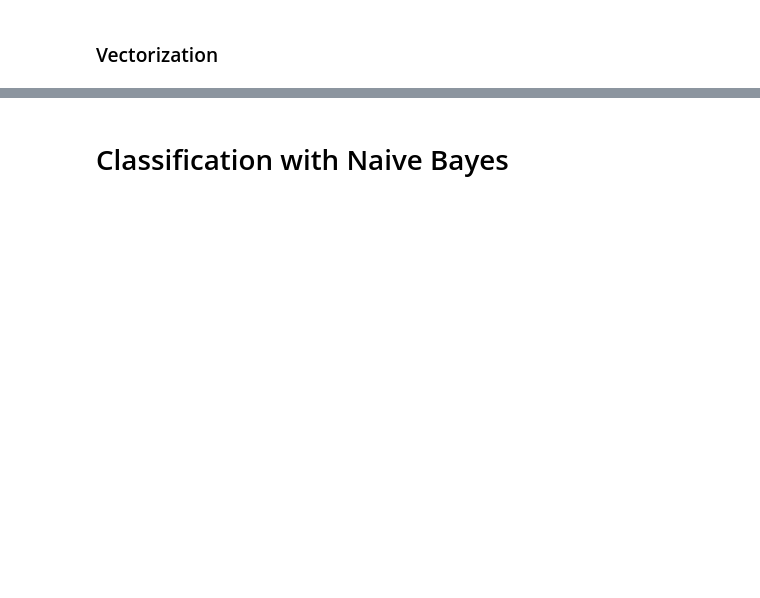
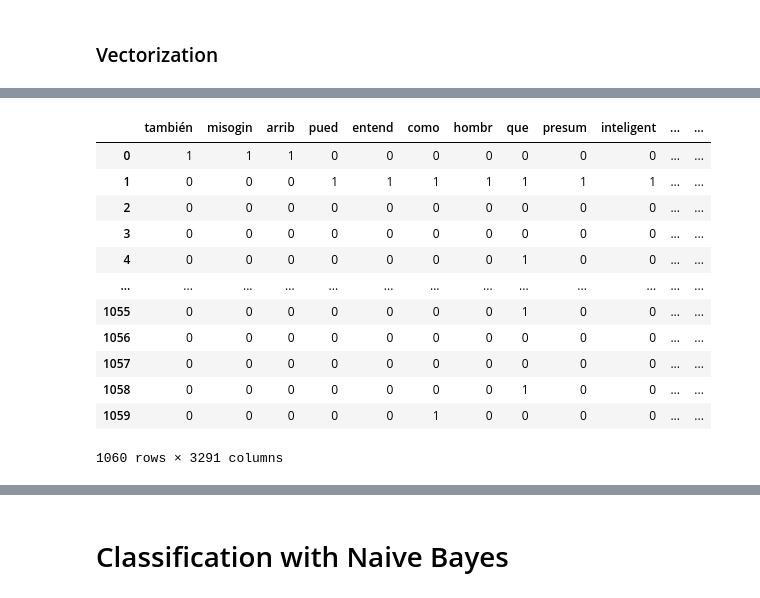
Before and after one commit to cecilia-acosta/Machine-Learning-Final-Project, a Jupyter notebook: Machine Learning Model_Tweets.ipynb, the cells around one changed output, grey strips where cells are left out. Saved outputs shown, nothing was run; the diff lists cells and outputs as text; code cells hidden in the pictures; blank space fills up the shorter version.

```diff
--- a/Machine Learning Model_Tweets.ipynb
+++ b/Machine Learning Model_Tweets.ipynb
@@ -351,0 +853,17 @@ amlo_tweets_final.to_csv('amlo_tweets.csv')
+# %%
+X_predict = amlo_tweets5.drop(['Date','stemmed_tweet','bigrams','trigrams'], axis=1)
+X_predict
+# %% [output]
+|  | también | misogin | arrib | pued | entend | como | hombr | que | presum | inteligent | ... | ... |
+| 0 | 1 | 1 | 1 | 0 | 0 | 0 | 0 | 0 | 0 | 0 | ... | ... |
+| 1 | 0 | 0 | 0 | 1 | 1 | 1 | 1 | 1 | 1 | 1 | ... | ... |
+| 2 | 0 | 0 | 0 | 0 | 0 | 0 | 0 | 0 | 0 | 0 | ... | ... |
+| 3 | 0 | 0 | 0 | 0 | 0 | 0 | 0 | 0 | 0 | 0 | ... | ... |
+| 4 | 0 | 0 | 0 | 0 | 0 | 0 | 0 | 1 | 0 | 0 | ... | ... |
+| ... | ... | ... | ... | ... | ... | ... | ... | ... | ... | ... | ... | ... |
+| 1055 | 0 | 0 | 0 | 0 | 0 | 0 | 0 | 1 | 0 | 0 | ... | ... |
+| 1056 | 0 | 0 | 0 | 0 | 0 | 0 | 0 | 0 | 0 | 0 | ... | ... |
+| 1057 | 0 | 0 | 0 | 0 | 0 | 0 | 0 | 0 | 0 | 0 | ... | ... |
+| 1058 | 0 | 0 | 0 | 0 | 0 | 0 | 0 | 1 | 0 | 0 | ... | ... |
+| 1059 | 0 | 0 | 0 | 0 | 0 | 1 | 0 | 0 | 0 | 0 | ... | ... |
+1060 rows × 3291 columns
```
Also changed, not shown: parts of 83 cells of this notebook.
